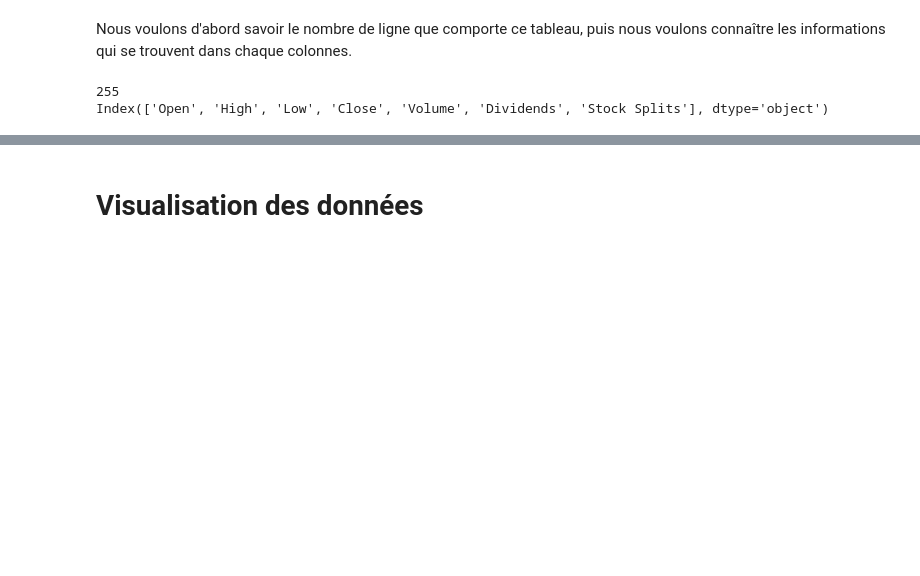
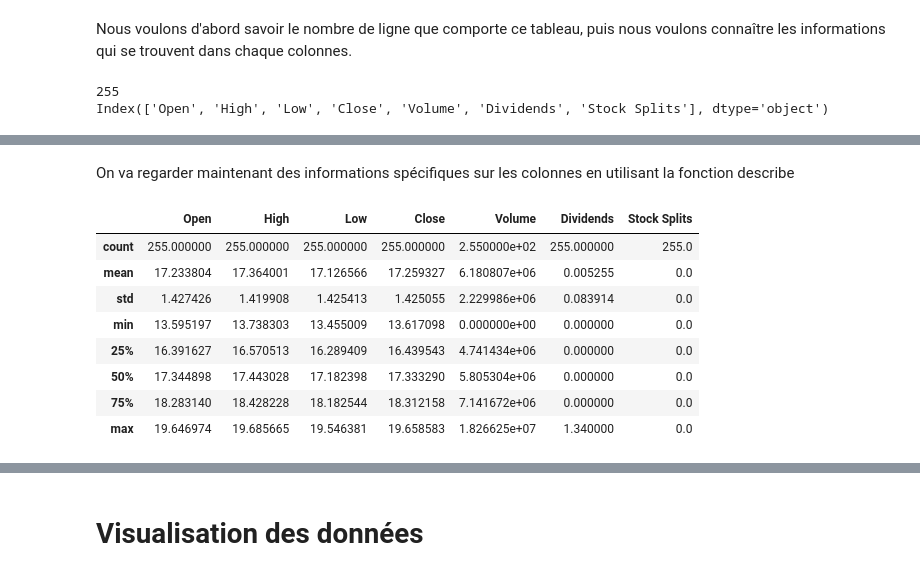
Before and after one commit to antoinerougier/Projet-Python-pour-la-data-science-, a Jupyter notebook: ProjetPython_v20221216.ipynb, the cells around one changed output, grey strips where cells are left out. Saved outputs shown, nothing was run; the diff lists cells and outputs as text; code cells hidden in the pictures; blank space fills up the shorter version.

```diff
--- a/ProjetPython_v20221216.ipynb
+++ b/ProjetPython_v20221216.ipynb
@@ -97,0 +96,14 @@ Date
+# %% [markdown]
+On va regarder maintenant des informations spécifiques sur les colonnes en utilisant la fonction describe
+# %%
+df_init.describe()
+# %% [output]
+|  | Open | High | Low | Close | Volume | Dividends | Stock Splits |
+| count | 255.000000 | 255.000000 | 255.000000 | 255.000000 | 2.550000e+02 | 255.000000 | 255.0 |
+| mean | 17.233804 | 17.364001 | 17.126566 | 17.259327 | 6.180807e+06 | 0.005255 | 0.0 |
+| std | 1.427426 | 1.419908 | 1.425413 | 1.425055 | 2.229986e+06 | 0.083914 | 0.0 |
+| min | 13.595197 | 13.738303 | 13.455009 | 13.617098 | 0.000000e+00 | 0.000000 | 0.0 |
+| 25% | 16.391627 | 16.570513 | 16.289409 | 16.439543 | 4.741434e+06 | 0.000000 | 0.0 |
+| 50% | 17.344898 | 17.443028 | 17.182398 | 17.333290 | 5.805304e+06 | 0.000000 | 0.0 |
+| 75% | 18.283140 | 18.428228 | 18.182544 | 18.312158 | 7.141672e+06 | 0.000000 | 0.0 |
+| max | 19.646974 | 19.685665 | 19.546381 | 19.658583 | 1.826625e+07 | 1.340000 | 0.0 |
```
Also changed, not shown: parts of 26 cells of this notebook.
